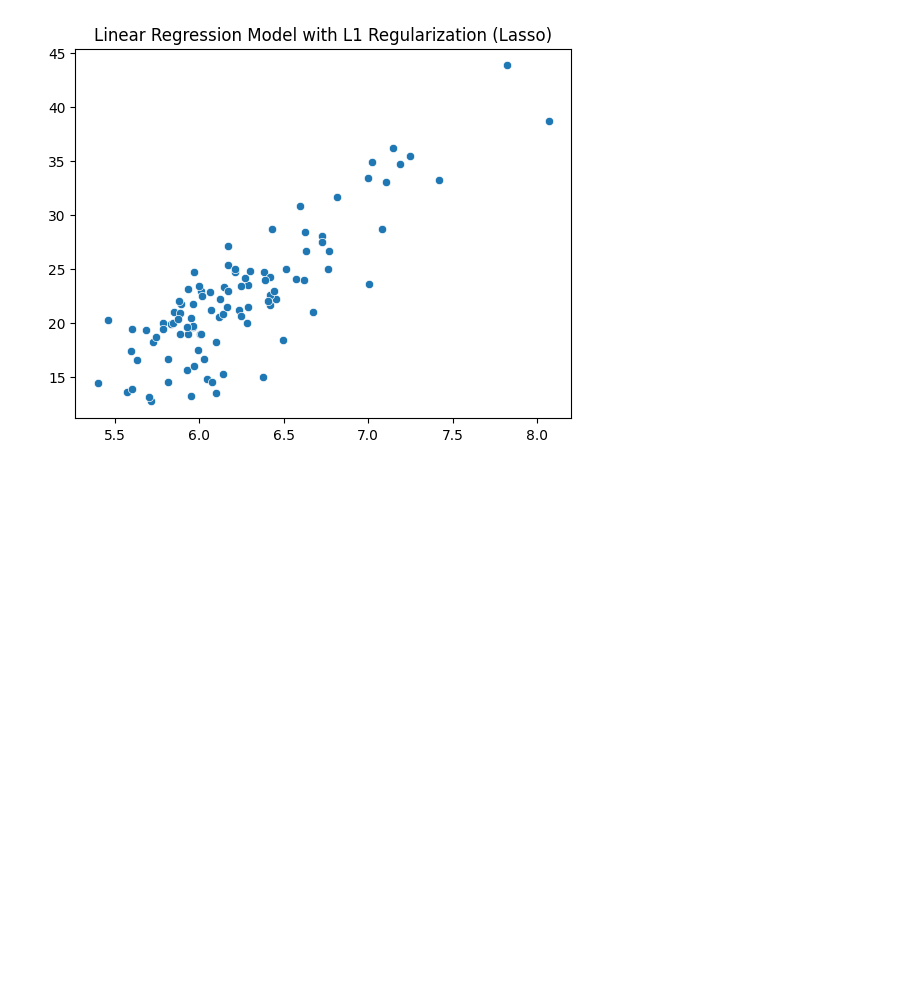
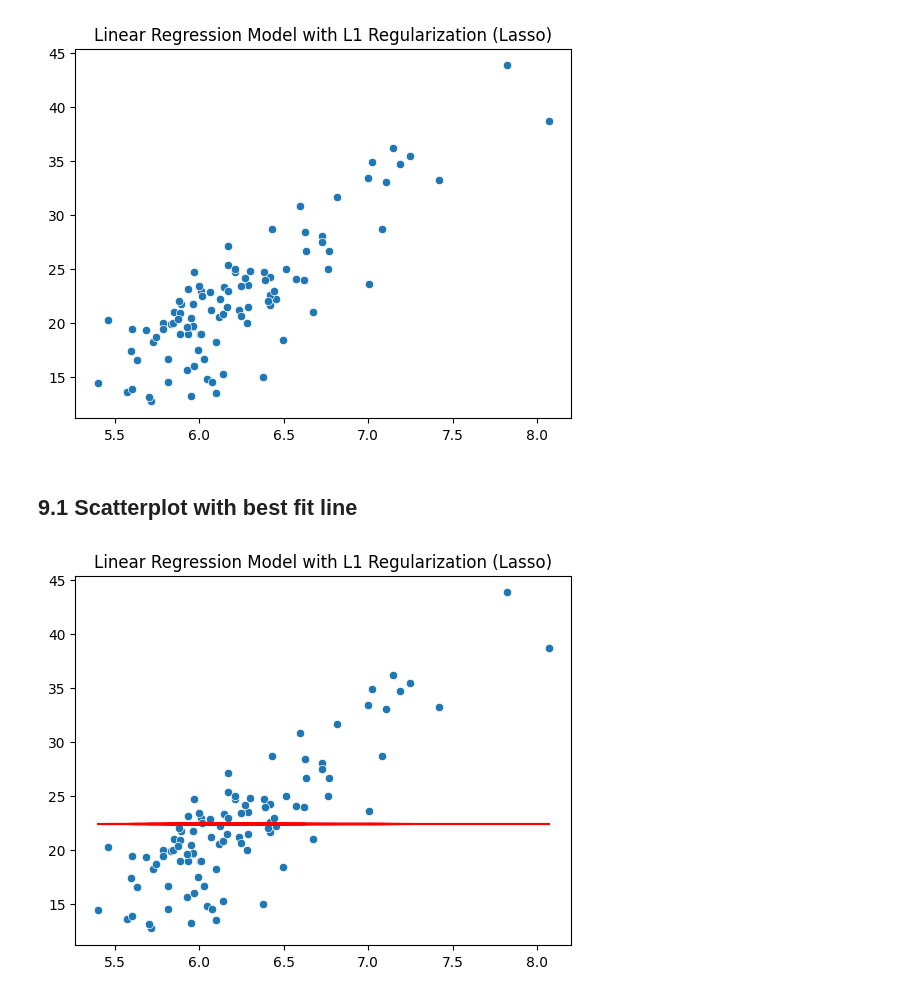
Before and after one commit to akdubey2k/ML, a Jupyter notebook: ML_17_3_Linear_Regression_with_L1_and_L2_Regularization.ipynb, the cells around one changed output. Cells and saved outputs as stored; diff of their text form; code cells hidden in the pictures; blank space fills up the shorter version.

```diff
--- a/ML_17_3_Linear_Regression_with_L1_and_L2_Regularization.ipynb
+++ b/ML_17_3_Linear_Regression_with_L1_and_L2_Regularization.ipynb
@@ -207,3 +207,13 @@ plt.title("Linear Regression Model with L1 Regularization (Lasso)")
 plt.show()
 # %% [output]
 [figure]
+# %% [markdown]
+## 9.1 Scatterplot with best fit line
+# %%
+# scatterplot for L1 Regularization (Lasso)
+sns.scatterplot(x=X,y=y)
+plt.plot(X_reshaped, y_pred, color="red")
+plt.title("Linear Regression Model with L1 Regularization (Lasso)")
+plt.show()
+# %% [output]
+[figure, added]
```
